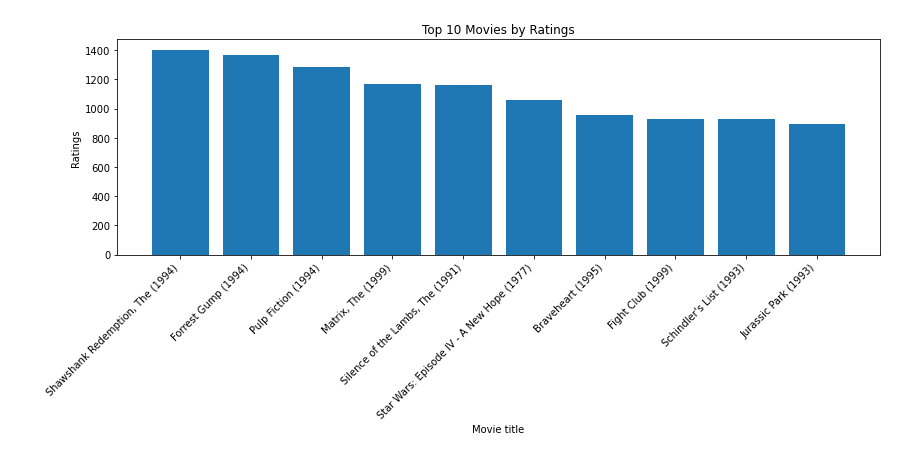
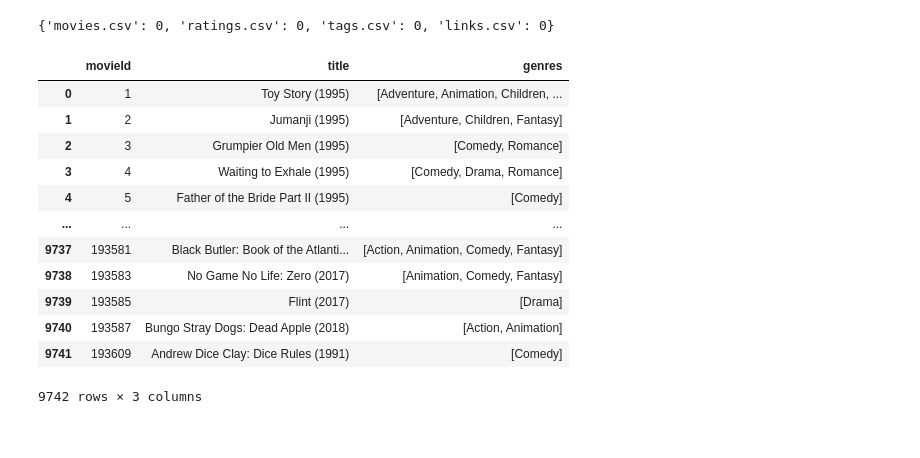
Before and after one commit to omulei/Movie_Recommender_System, a Jupyter notebook: Phase 4 project.ipynb, the cells around one changed output. Cells and saved outputs as stored; diff of their text form; code cells hidden in the pictures.

```diff
--- a/Phase 4 project.ipynb
+++ b/Phase 4 project.ipynb
@@ -260,32 +190,30 @@ plt.show()
-# %%
-# Create a dictionary that will contain the movie title appearing once and the total rating
-movies_dict = {}
-for _, row in movies_and_ratings.iterrows():
-    movies = row['title']
-    rating = row['rating']
-    if movies in movies_dict:
-        movies_dict[movies] += rating
-    else:
-        movies_dict[movies] = rating
-
-#sort the dictionary in descending order of ratings
-sorted_movies = sorted(movies_dict.items(), key=lambda x:x[1], reverse=True)
-# the output is a list of tuples
-
-# Extract the Top 10 movies and plot them
-top_10_movies = sorted_movies[:10]
-movies, rating = zip(*top_10_movies)
-#using the zip function with * to unpack the tuples in the sorted list
-# allows us to separate the movies and ratings into separate lists
-
-#create a bar plot
-plt.figure(figsize=(12, 6))
-plt.bar(movies, rating)
-plt.xlabel('Movie title')
-plt.ylabel('Ratings')
-plt.title('Top 10 Movies by Ratings')
-plt.xticks(rotation=45, ha='right')
-plt.tight_layout()
-plt.show()
-# %% [output]
-[figure, removed]
+# %%
+# Check for duplicates in each dataset
+duplicates = {
+    "movies.csv": movies.duplicated().sum(),
+    "ratings.csv": ratings.duplicated().sum(),
+    "tags.csv": tags.duplicated().sum(),
+    "links.csv": links.duplicated().sum()
+}
+
+duplicates
+# %% [output]
+{'movies.csv': 0, 'ratings.csv': 0, 'tags.csv': 0, 'links.csv': 0}
+# %%
+# For the movies data, we'll split the genres into a list for easier analysis later on
+movies['genres'] = movies['genres'].apply(lambda x: x.split('|'))
+movies
+# %% [output]
+|  | movieId | title | genres |
+| 0 | 1 | Toy Story (1995) | [Adventure, Animation, Children, ... |
+| 1 | 2 | Jumanji (1995) | [Adventure, Children, Fantasy] |
+| 2 | 3 | Grumpier Old Men (1995) | [Comedy, Romance] |
+| 3 | 4 | Waiting to Exhale (1995) | [Comedy, Drama, Romance] |
+| 4 | 5 | Father of the Bride Part II (1995) | [Comedy] |
+| ... | ... | ... | ... |
+| 9737 | 193581 | Black Butler: Book of the Atlanti... | [Action, Animation, Comedy, Fantasy] |
+| 9738 | 193583 | No Game No Life: Zero (2017) | [Animation, Comedy, Fantasy] |
+| 9739 | 193585 | Flint (2017) | [Drama] |
+| 9740 | 193587 | Bungo Stray Dogs: Dead Apple (2018) | [Action, Animation] |
+| 9741 | 193609 | Andrew Dice Clay: Dice Rules (1991) | [Comedy] |
+9742 rows × 3 columns
```
Also changed, not shown: parts of 65 cells of this notebook, 3 other files.
